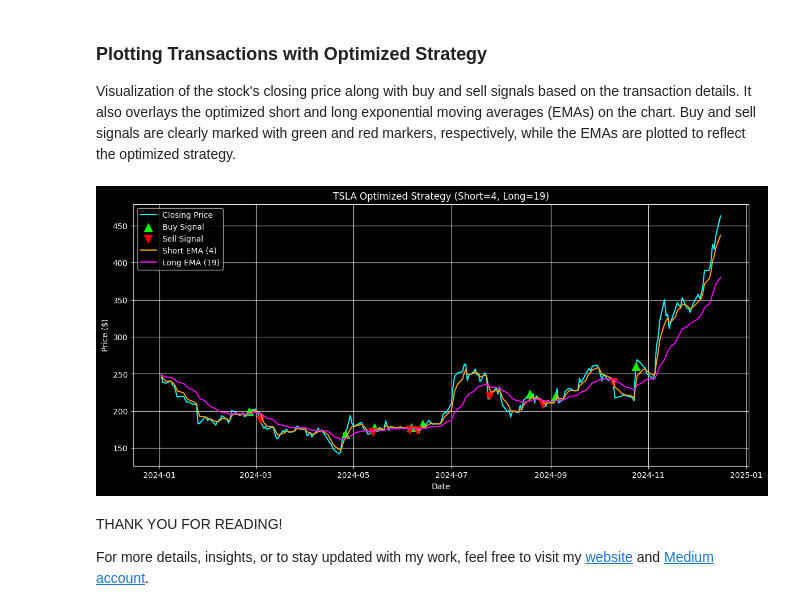
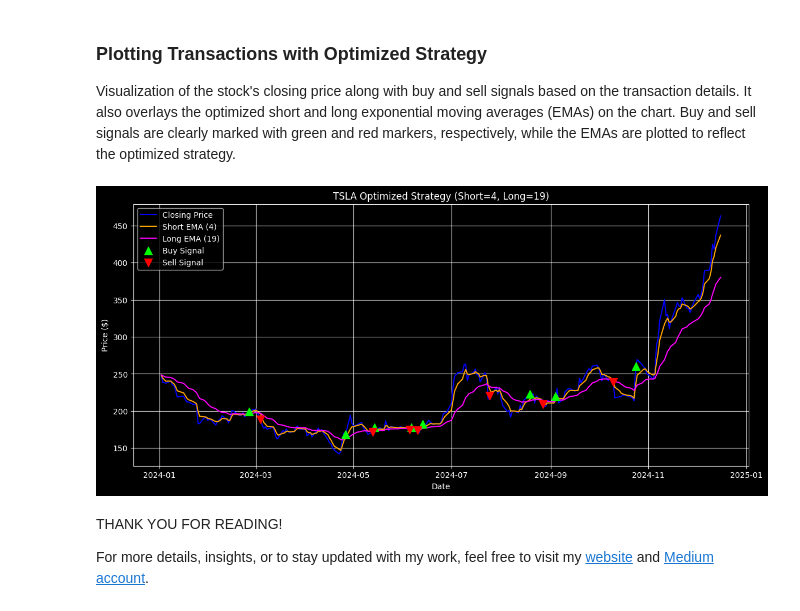
Before and after one commit to Brianhulela/grid_search_trading_strategy_optimization, a Jupyter notebook: dmac_gridsearch_optimizer.ipynb, the cells around one changed output. Saved outputs shown, nothing was run; the diff lists cells and outputs as text; code cells hidden in the pictures.

Commit message:
Improved charts

```diff
--- a/dmac_gridsearch_optimizer.ipynb
+++ b/dmac_gridsearch_optimizer.ipynb
@@ -426,34 +426,34 @@ Visualization of the stock's closing price along with buy and sell signals based
 # %%
 plt.figure(figsize=(14, 6))
 
 # Plot closing price
-plt.plot(best_df.index, best_df['Close'], label='Closing Price', color='cyan')
+plt.plot(best_df.index, best_df['Close'], label='Closing Price', color='blue')
 
 # Extract buy and sell signals from transaction_details
 buy_dates = [row[0] for row in transaction_details if row[1] == "BUY"]
 buy_prices = [row[2] for row in transaction_details if row[1] == "BUY"]
 
 sell_dates = [row[0] for row in transaction_details if row[1] == "SELL"]
 sell_prices = [row[2] for row in transaction_details if row[1] == "SELL"]
 
+# Plot the optimized moving averages
+plt.plot(best_df['SHORT_WINDOW'], label=f'Short EMA ({best_short_window})', color='orange')
+plt.plot(best_df['LONG_WINDOW'], label=f'Long EMA ({best_long_window})', color='magenta')
+
 # Plot Buy and Sell signals
 plt.scatter(buy_dates, buy_prices, color='lime', marker='^', s=100, label='Buy Signal', zorder=2)
 plt.scatter(sell_dates, sell_prices, color='red', marker='v', s=100, label='Sell Signal', zorder=2)
-
-# Plot the optimized moving averages
-plt.plot(best_df['SHORT_WINDOW'], label=f'Short EMA ({best_short_window})', color='orange')
-plt.plot(best_df['LONG_WINDOW'], label=f'Long EMA ({best_long_window})', color='magenta')
 
 # Plot title and labels
 plt.title(f"{stock_symbol} Optimized Strategy (Short={best_short_window}, Long={best_long_window})")
 plt.xlabel("Date")
 plt.ylabel("Price ($)")
 plt.legend()
 plt.grid()
 plt.savefig(f"{stock_symbol}_optimized_strategy_chart.png", dpi=300)
 plt.show()
 # %% [output]
-[figure, old version]
+[figure, new version]
 # %% [markdown]
 THANK YOU FOR READING!
 
```
Also changed, not shown: 1 other file.
